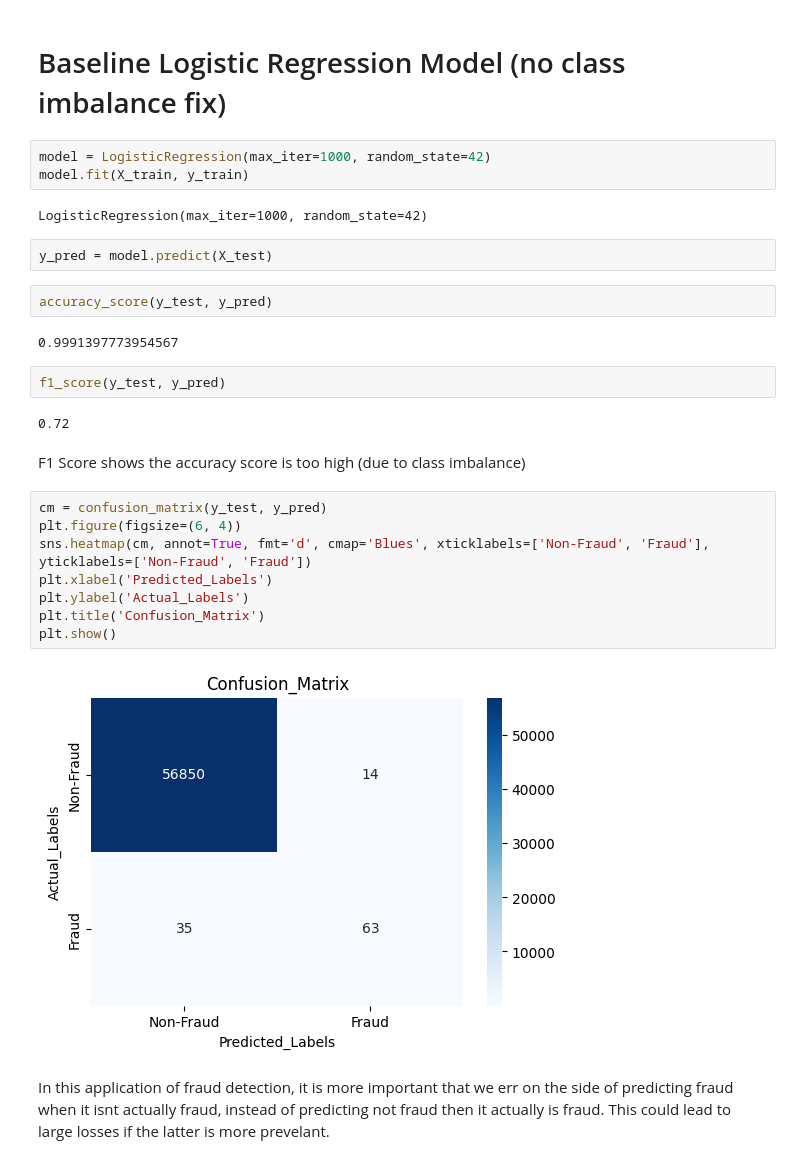
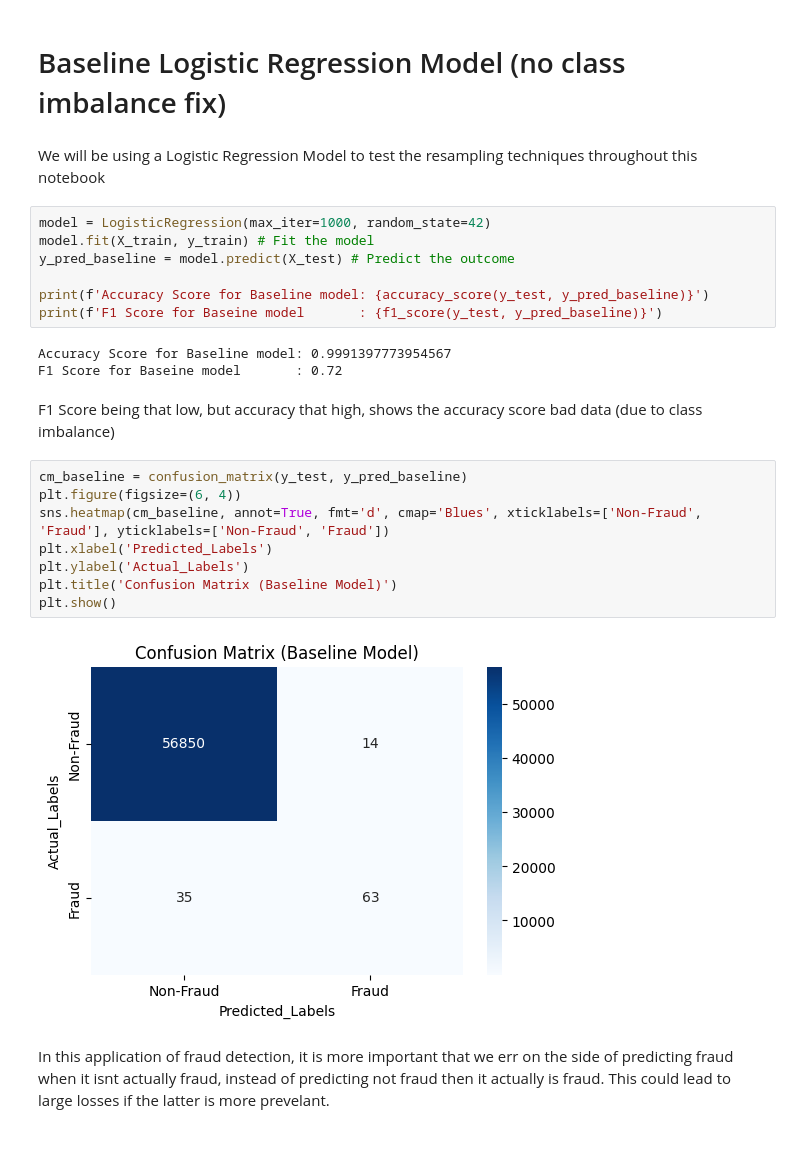
Before and after one commit to jackweyher1/Credit_Card_Fraud_Detection_Imbalanced_Data_Algos, a Jupyter notebook: imbalanced_data_algos.ipynb, the cells around one changed output. Drawn from its saved outputs; the diff is of its cells as text.

```diff
--- a/imbalanced_data_algos.ipynb
+++ b/imbalanced_data_algos.ipynb
@@ -65,32 +66,29 @@ TEST_SIZE:
 # %% [markdown]
 # Baseline Logistic Regression Model (no class imbalance fix)
+# %% [markdown]
+We will be using a Logistic Regression Model to test the resampling techniques throughout this notebook
 # %%
 model = LogisticRegression(max_iter=1000, random_state=42)
-model.fit(X_train, y_train)
+model.fit(X_train, y_train) # Fit the model
+y_pred_baseline = model.predict(X_test) # Predict the outcome
+
+print(f'Accuracy Score for Baseline model: {accuracy_score(y_test, y_pred_baseline)}')
+print(f'F1 Score for Baseine model       : {f1_score(y_test, y_pred_baseline)}')
 # %% [output]
-LogisticRegression(max_iter=1000, random_state=42)
+Accuracy Score for Baseline model: 0.9991397773954567
+F1 Score for Baseine model       : 0.72
-# %%
-y_pred = model.predict(X_test)
-# %%
-accuracy_score(y_test, y_pred)
-# %% [output]
-0.9991397773954567
-# %%
-f1_score(y_test, y_pred)
-# %% [output]
-0.72
 # %% [markdown]
-F1 Score shows the accuracy score is too high (due to class imbalance)
+F1 Score being that low, but accuracy that high, shows the accuracy score bad data (due to class imbalance)
 # %%
-cm = confusion_matrix(y_test, y_pred)
+cm_baseline = confusion_matrix(y_test, y_pred_baseline)
 plt.figure(figsize=(6, 4))
-sns.heatmap(cm, annot=True, fmt='d', cmap='Blues', xticklabels=['Non-Fraud', 'Fraud'], yticklabels=['Non-Fraud', 'Fraud'])
+sns.heatmap(cm_baseline, annot=True, fmt='d', cmap='Blues', xticklabels=['Non-Fraud', 'Fraud'], yticklabels=['Non-Fraud', 'Fraud'])
 plt.xlabel('Predicted_Labels')
 plt.ylabel('Actual_Labels')
-plt.title('Confusion_Matrix')
+plt.title('Confusion Matrix (Baseline Model)')
 plt.show()
 # %% [output]
-[figure, old version]
+[figure, new version]
 # %% [markdown]
 In this application of fraud detection, it is more important that we err on the side of predicting fraud when it isnt actually fraud, instead of predicting not fraud then it actually is fraud. This could lead to large losses if the latter is more prevelant.
 # %% [markdown]
```
Also changed, not shown: parts of 57 cells of this notebook, 6 other files.
